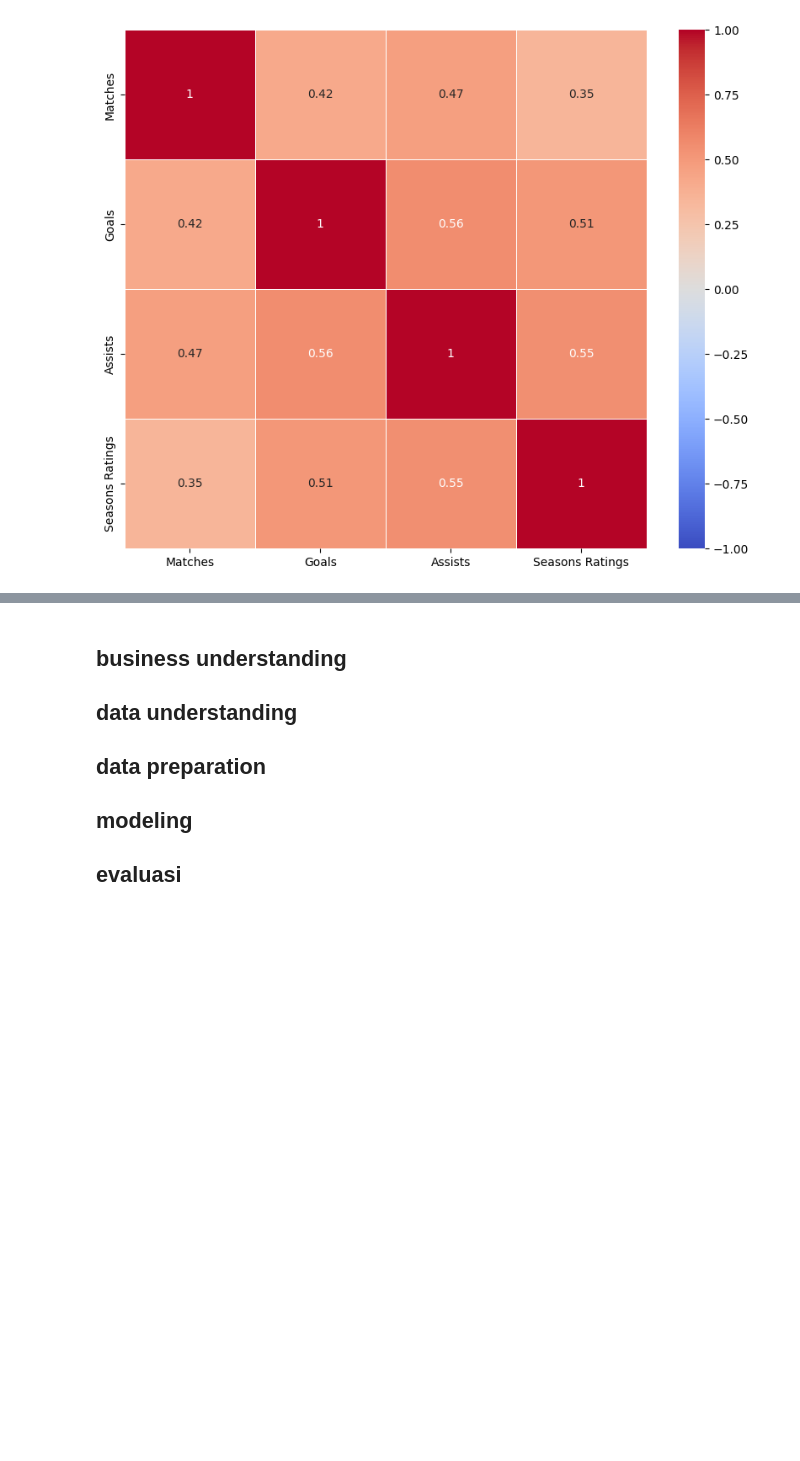
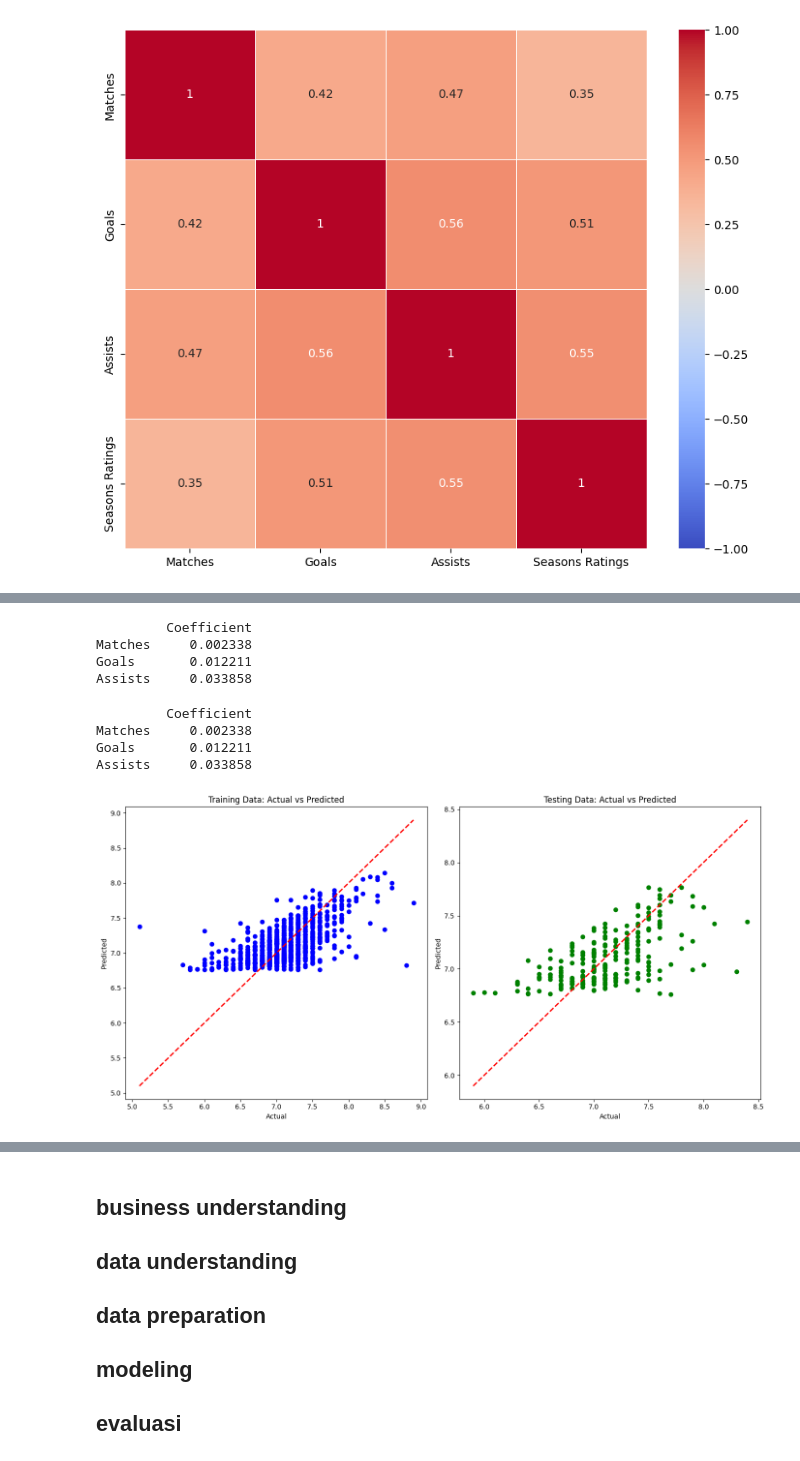
Before and after one commit to 337ubaid/dicoding-ml-terapan, a Jupyter notebook: project1/project1.ipynb, the cells around one changed output, grey strips where cells are left out. Cells and saved outputs as stored; diff of their text form; code cells hidden in the pictures; blank space fills up the shorter version.

```diff
--- a/project1/project1.ipynb
+++ b/project1/project1.ipynb
@@ -75,0 +79,3 @@ sns.heatmap(data=correlation_matrix, annot=True, cmap='coolwarm', linewidths=0.5
+# %%
+df = df.select_dtypes(include=['number'])
+df.head()
@@ -75,0 +93,8 @@ sns.heatmap(data=correlation_matrix, annot=True, cmap='coolwarm', linewidths=0.5
+# %%
+y = df['Seasons Ratings']
+X = df.drop('Seasons Ratings', axis=1)
+X_train, X_test, y_train, y_test = train_test_split(X, y, test_size=0.2, random_state=42)
+# %%
+model = LinearRegression()
+model.fit(X_train, y_train)
+print(model.coef_)
@@ -75,0 +121,53 @@ sns.heatmap(data=correlation_matrix, annot=True, cmap='coolwarm', linewidths=0.5
+# %%
+coefficients = pd.DataFrame(model.coef_, X.columns, columns=['Coefficient'])
+print(coefficients)
+# %% [output]
+         Coefficient
+Matches     0.002338
+Goals       0.012211
+Assists     0.033858
+# %%
+coefficients = pd.DataFrame(model.coef_, X.columns, columns=['Coefficient'])
+print(coefficients)
+# %% [output]
+         Coefficient
+Matches     0.002338
+Goals       0.012211
+Assists     0.033858
+# %%
+# Membuat prediksi untuk data training dan testing
+y_train_pred = model.predict(X_train)
+y_test_pred = model.predict(X_test)
+
+# Menggabungkan nilai sebenarnya dan prediksi untuk visualisasi
+train_results = pd.DataFrame({'Actual': y_train, 'Predicted': y_train_pred})
+test_results = pd.DataFrame({'Actual': y_test, 'Predicted': y_test_pred})
+# %%
+import matplotlib.pyplot as plt
+
+# Visualisasi hasil pada data training
+plt.figure(figsize=(14, 7))
+
+plt.subplot(1, 2, 1)
+plt.scatter(train_results['Actual'], train_results['Predicted'], color='blue')
+plt.plot([train_results['Actual'].min(), train_results['Actual'].max()],
+         [train_results['Actual'].min(), train_results['Actual'].max()],
+         'r--', lw=2)
+plt.xlabel('Actual')
+plt.ylabel('Predicted')
+plt.title('Training Data: Actual vs Predicted')
+
+# Visualisasi hasil pada data testing
+plt.subplot(1, 2, 2)
+plt.scatter(test_results['Actual'], test_results['Predicted'], color='green')
+plt.plot([test_results['Actual'].min(), test_results['Actual'].max()],
+         [test_results['Actual'].min(), test_results['Actual'].max()],
+         'r--', lw=2)
+plt.xlabel('Actual')
+plt.ylabel('Predicted')
+plt.title('Testing Data: Actual vs Predicted')
+
+plt.tight_layout()
+plt.show()
+# %% [output]
+[figure, added]
```
Also changed, not shown: parts of 7 cells of this notebook.
